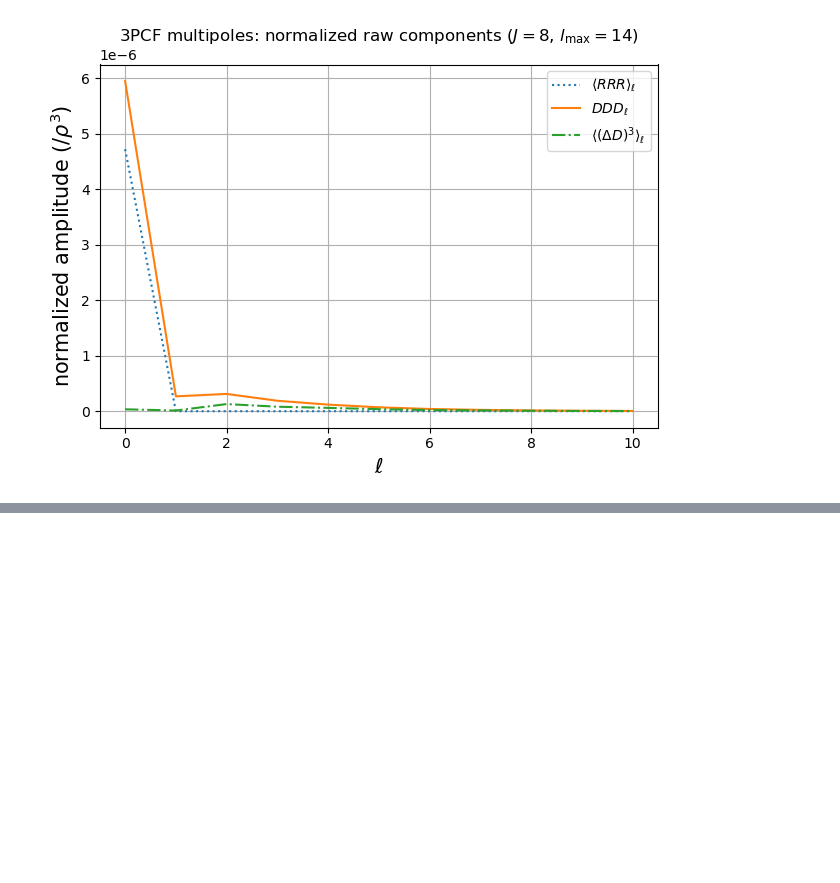
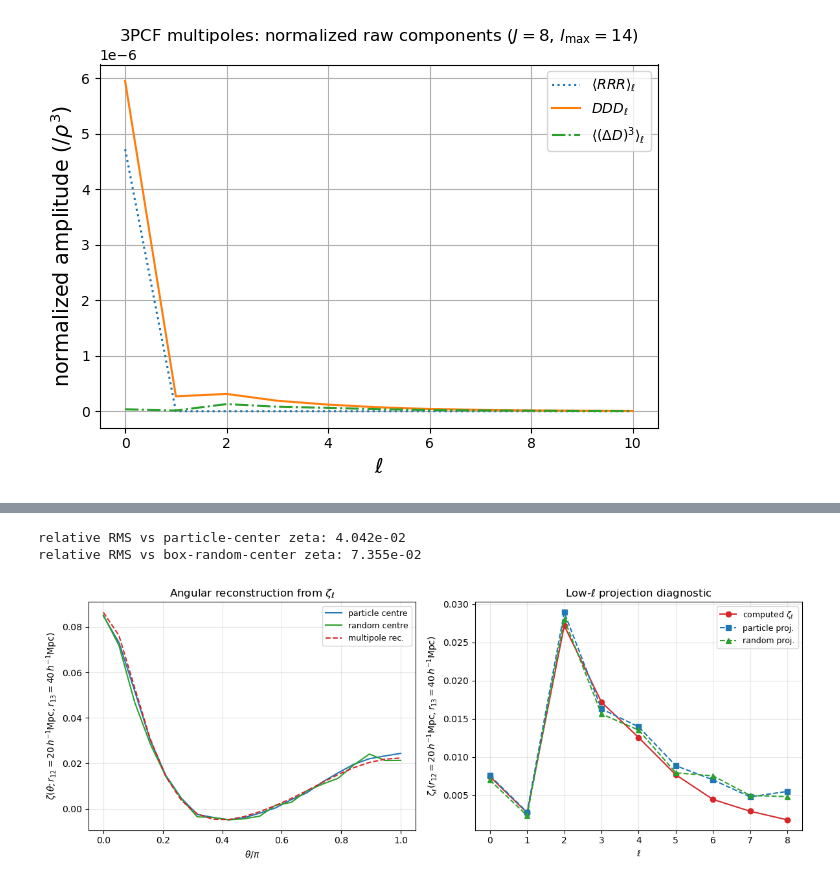
Before and after one commit to SYSUSPA-Projects/PyHermes, a Jupyter notebook: examples/notebooks/corr3pcf.ipynb, the cells around one changed output, grey strips where cells are left out. Saved outputs shown, nothing was run; the diff lists cells and outputs as text; code cells hidden in the pictures; blank space fills up the shorter version.

```diff
--- a/examples/notebooks/corr3pcf.ipynb
+++ b/examples/notebooks/corr3pcf.ipynb
@@ -641,0 +650,75 @@ plt.show()
+# %%
+def reconstruct_zeta_from_multipoles(multipole_data, theta):
+    ell = np.asarray(multipole_data.l, dtype=int)
+    coeff = np.zeros(ell.max() + 1, dtype=np.float64)
+    coeff[ell] = np.asarray(multipole_data.zeta_l, dtype=np.float64)
+    return np.polynomial.legendre.legval(np.cos(theta), coeff)
+
+def project_zeta_to_multipoles(theta, zeta, ell_values):
+    mu = np.cos(np.asarray(theta, dtype=np.float64))
+    zeta = np.asarray(zeta, dtype=np.float64)
+    order = np.argsort(mu)
+    mu = mu[order]
+    zeta = zeta[order]
+    trapz = getattr(np, "trapezoid", np.trapz)
+
+    projected = []
+    for ell in np.asarray(ell_values, dtype=int):
+        basis = np.zeros(ell + 1, dtype=np.float64)
+        basis[ell] = 1.0
+        p_ell = np.polynomial.legendre.legval(mu, basis)
+        projected.append(0.5 * (2 * ell + 1) * trapz(zeta * p_ell, mu))
+    return np.asarray(projected)
+
+theta = corr3pcf_pcenter_nrot1000.theta
+zeta_from_l = reconstruct_zeta_from_multipoles(corr3pcf_mul_j8_lmax20, theta)
+zeta_from_l_rcenter_grid = reconstruct_zeta_from_multipoles(corr3pcf_mul_j8_lmax20, corr3pcf_rcenter_nrot200.theta)
+
+def relative_rms(reference, comparison):
+    reference = np.asarray(reference, dtype=np.float64)
+    comparison = np.asarray(comparison, dtype=np.float64)
+    scale = np.sqrt(np.mean(reference**2))
+    return np.sqrt(np.mean((comparison - reference)**2)) / scale if scale > 0 else np.nan
+
+print(f"relative RMS vs particle-center zeta: {relative_rms(corr3pcf_pcenter_nrot1000.zeta, zeta_from_l):.3e}")
+print(f"relative RMS vs box-random-center zeta: {relative_rms(corr3pcf_rcenter_nrot200.zeta, zeta_from_l_rcenter_grid):.3e}")
+# %% [output]
+relative RMS vs particle-center zeta: 4.042e-02
+relative RMS vs box-random-center zeta: 7.355e-02
+# %%
+ell_compare = corr3pcf_mul_j8_lmax20.l[corr3pcf_mul_j8_lmax20.l <= 8]
+zeta_l_projected_pcenter = project_zeta_to_multipoles(
+    corr3pcf_pcenter_nrot1000.theta, corr3pcf_pcenter_nrot1000.zeta, ell_compare
+)
+zeta_l_projected_rcenter = project_zeta_to_multipoles(
+    corr3pcf_rcenter_nrot200.theta, corr3pcf_rcenter_nrot200.zeta, ell_compare
+)
+zeta_l_multipole = corr3pcf_mul_j8_lmax20.zeta_l[np.isin(corr3pcf_mul_j8_lmax20.l, ell_compare)]
+
+fig, axes = plt.subplots(1, 2, figsize=(12, 4.5))
+
+axes[0].plot(corr3pcf_pcenter_nrot1000.theta / np.pi, corr3pcf_pcenter_nrot1000.zeta,
+             label=r'particle centre', color='tab:blue')
+axes[0].plot(corr3pcf_rcenter_nrot200.theta / np.pi, corr3pcf_rcenter_nrot200.zeta,
+             label=r'random centre', color='tab:green')
+axes[0].plot(theta / np.pi, zeta_from_l, '--', label=r'multipole rec.', color='tab:red')
+axes[0].set_xlabel(r'$\theta/\pi$')
+axes[0].set_ylabel(r'$\zeta(\theta; r_{12}=20\,h^{-1}\mathrm{Mpc}, r_{13}=40\,h^{-1}\mathrm{Mpc})$')
+axes[0].set_title(r'Angular reconstruction from $\zeta_\ell$')
+axes[0].legend(fontsize=9)
+axes[0].grid(alpha=0.3)
+
+axes[1].plot(ell_compare, zeta_l_multipole, 'o-', label=r'computed $\zeta_\ell$', color='tab:red')
+axes[1].plot(ell_compare, zeta_l_projected_pcenter, 's--', label=r'particle proj.', color='tab:blue')
+axes[1].plot(ell_compare, zeta_l_projected_rcenter, '^--', label=r'random proj.', color='tab:green')
+axes[1].set_xlabel(r'$\ell$')
+axes[1].set_ylabel(r'$\zeta_\ell(r_{12}=20\,h^{-1}\mathrm{Mpc}, r_{13}=40\,h^{-1}\mathrm{Mpc})$')
+axes[1].set_title(r'Low-$\ell$ projection diagnostic')
+axes[1].legend(fontsize=9)
+axes[1].grid(alpha=0.3)
+
+fig.tight_layout()
+plt.savefig(figs_dir / "corr3pcf_multipole_standard_consistency.png", dpi=200, bbox_inches="tight")
+plt.show()
+# %% [output]
+[figure, added]
```
Also changed, not shown: parts of 12 cells of this notebook, 2 other files.
